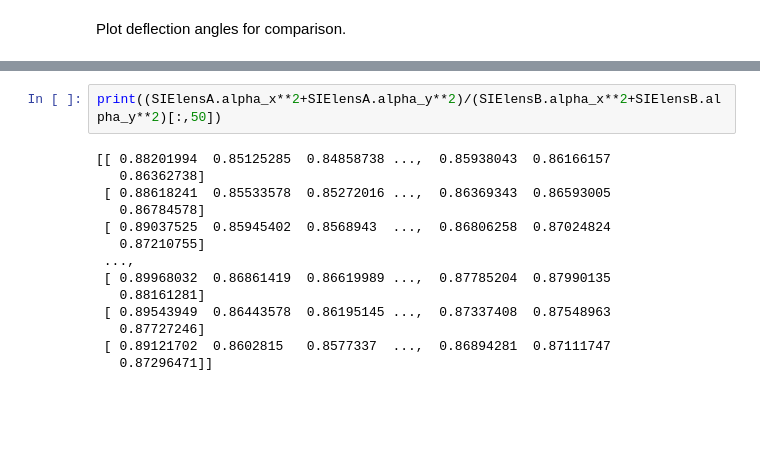
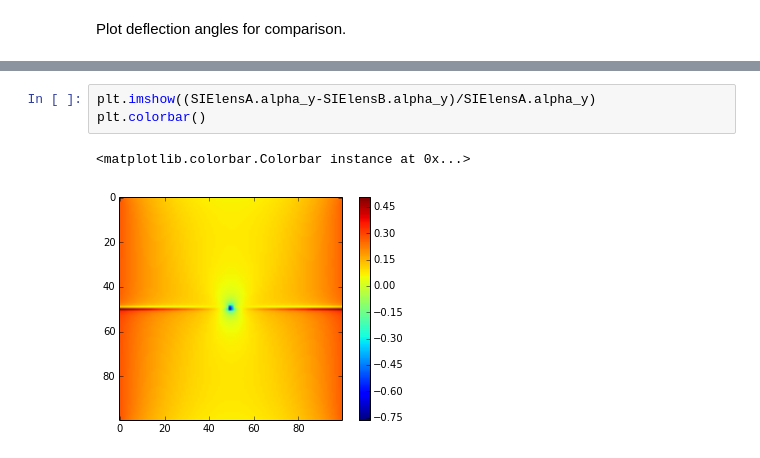
Before and after one commit to wmorning/EvilLens, a Jupyter notebook: DeflectionTest.ipynb, the cells around one changed output, grey strips where cells are left out. Drawn from its saved outputs; the diff is of its cells as text; blank space fills up the shorter version.

Commit message:
updated init file to initialize source.py.  Also changed deflection angle test so that it plots the error in alpha_y (will improve later).

```diff
--- a/DeflectionTest.ipynb
+++ b/DeflectionTest.ipynb
@@ -43,17 +44,7 @@ SIElensB.plot("alpha")
 [figure]
-# %%
-print((SIElensA.alpha_x**2+SIElensA.alpha_y**2)/(SIElensB.alpha_x**2+SIElensB.alpha_y**2)[:,50])
-# %% [output]
-[[ 0.88201994  0.85125285  0.84858738 ...,  0.85938043  0.86166157
-   0.86362738]
- [ 0.88618241  0.85533578  0.85272016 ...,  0.86369343  0.86593005
-   0.86784578]
- [ 0.89037525  0.85945402  0.8568943  ...,  0.86806258  0.87024824
-   0.87210755]
- ...,
- [ 0.89968032  0.86861419  0.86619989 ...,  0.87785204  0.87990135
-   0.88161281]
- [ 0.89543949  0.86443578  0.86195145 ...,  0.87337408  0.87548963
-   0.87727246]
- [ 0.89121702  0.8602815   0.8577337  ...,  0.86894281  0.87111747
-   0.87296471]]
+# %%
+plt.imshow((SIElensA.alpha_y-SIElensB.alpha_y)/SIElensA.alpha_y)
+plt.colorbar()
+# %% [output]
+<matplotlib.colorbar.Colorbar instance at 0x...>
+[figure, added]
```
Also changed, not shown: parts of 5 cells of this notebook, 3 other files.
